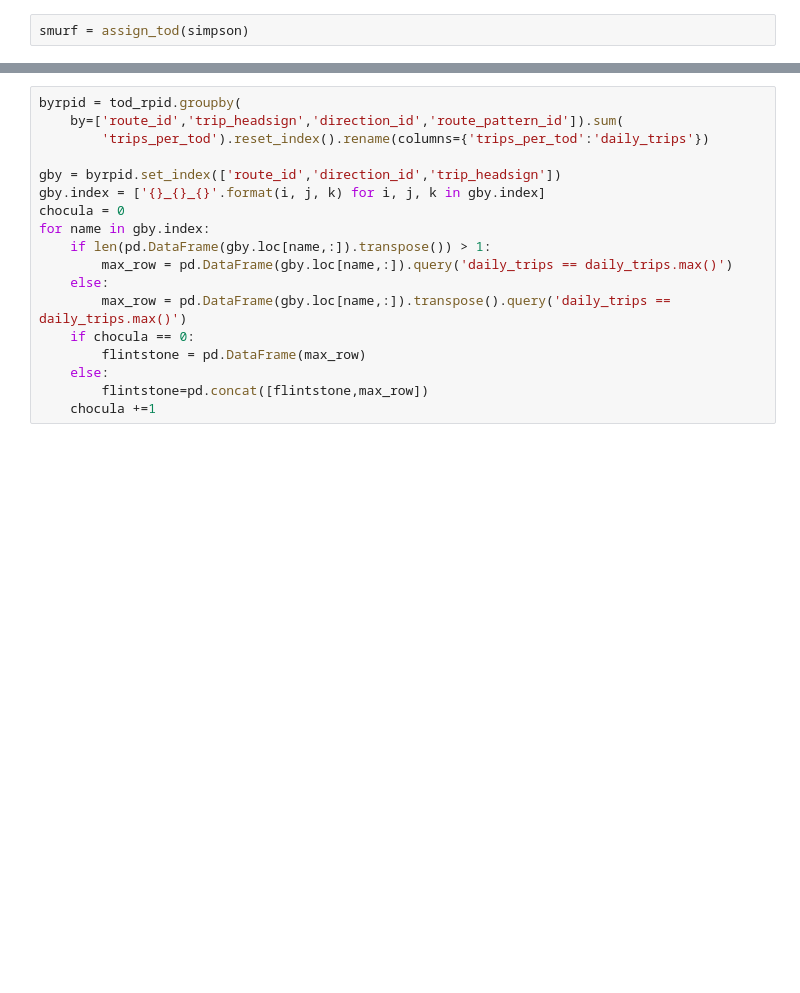
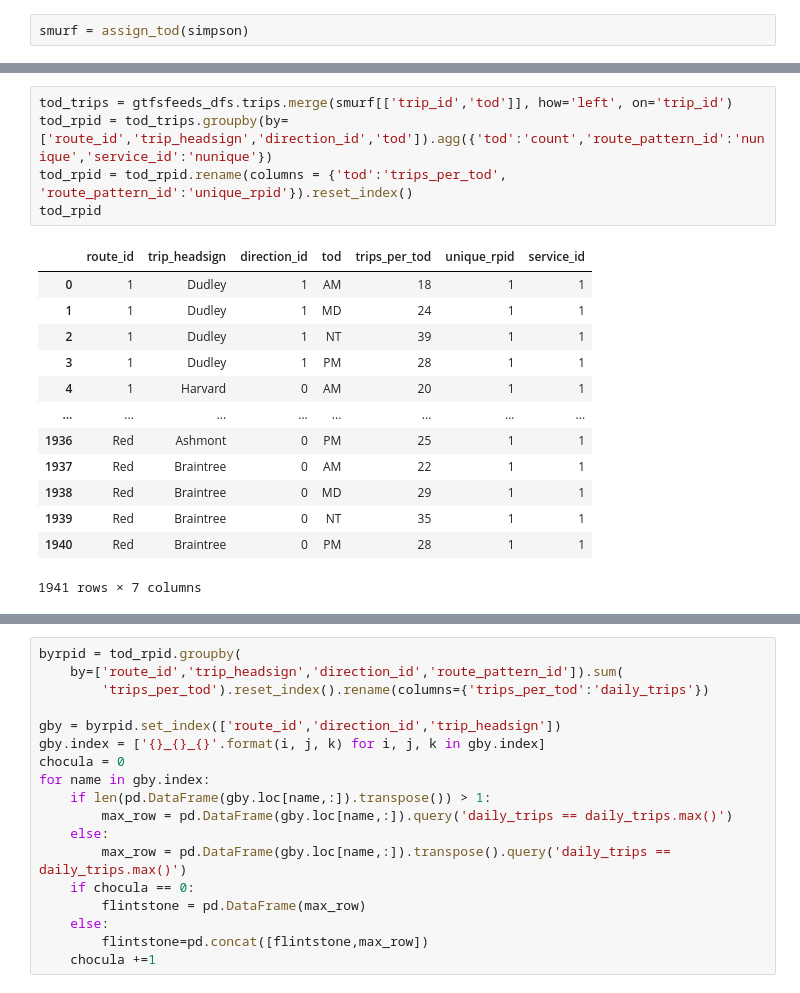
Before and after one commit to mmatkinson7/gtfs_transcad_prep, a Jupyter notebook: gtfs_consolidation_tod.ipynb, the cells around one changed output, grey strips where cells are left out. Saved outputs shown, nothing was run; the diff lists cells and outputs as text; blank space fills up the shorter version.

```diff
--- a/gtfs_consolidation_tod.ipynb
+++ b/gtfs_consolidation_tod.ipynb
@@ -133,0 +171,19 @@ tod_rpid
+# %%
+tod_trips = gtfsfeeds_dfs.trips.merge(smurf[['trip_id','tod']], how='left', on='trip_id')
+tod_rpid = tod_trips.groupby(by=['route_id','trip_headsign','direction_id','tod']).agg({'tod':'count','route_pattern_id':'nunique','service_id':'nunique'})
+tod_rpid = tod_rpid.rename(columns = {'tod':'trips_per_tod', 'route_pattern_id':'unique_rpid'}).reset_index()
+tod_rpid
+# %% [output]
+|  | route_id | trip_headsign | direction_id | tod | trips_per_tod | unique_rpid | service_id |
+| 0 | 1 | Dudley | 1 | AM | 18 | 1 | 1 |
+| 1 | 1 | Dudley | 1 | MD | 24 | 1 | 1 |
+| 2 | 1 | Dudley | 1 | NT | 39 | 1 | 1 |
+| 3 | 1 | Dudley | 1 | PM | 28 | 1 | 1 |
+| 4 | 1 | Harvard | 0 | AM | 20 | 1 | 1 |
+| ... | ... | ... | ... | ... | ... | ... | ... |
+| 1936 | Red | Ashmont | 0 | PM | 25 | 1 | 1 |
+| 1937 | Red | Braintree | 0 | AM | 22 | 1 | 1 |
+| 1938 | Red | Braintree | 0 | MD | 29 | 1 | 1 |
+| 1939 | Red | Braintree | 0 | NT | 35 | 1 | 1 |
+| 1940 | Red | Braintree | 0 | PM | 28 | 1 | 1 |
+1941 rows × 7 columns
```
Also changed, not shown: parts of 12 cells of this notebook.
